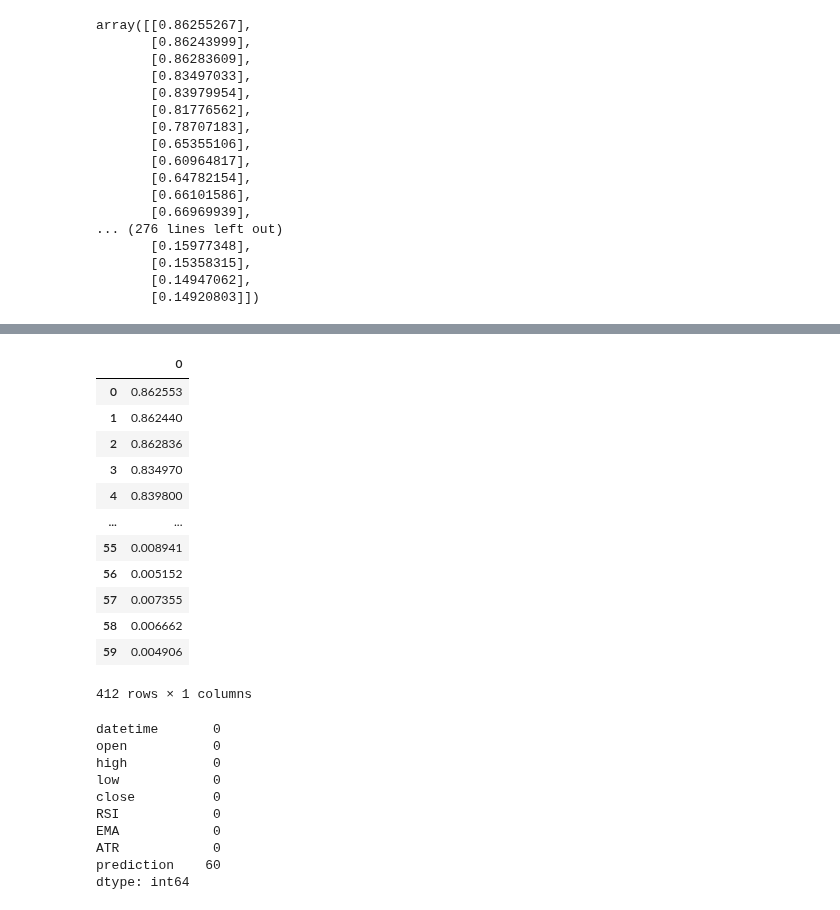
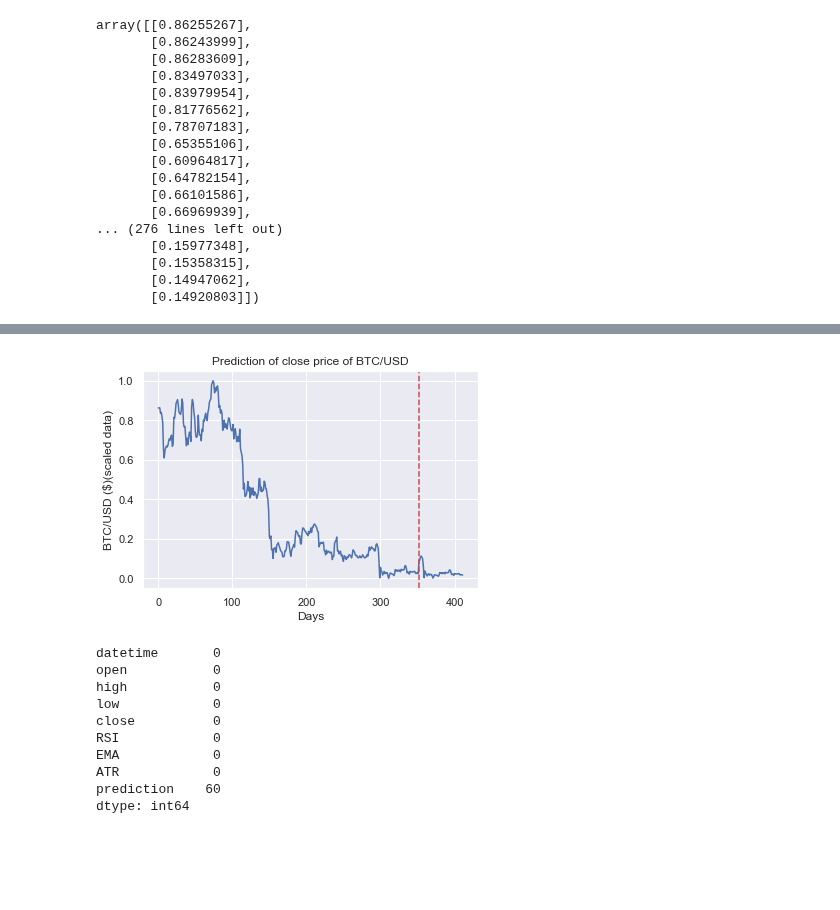
Before and after one commit to MohamedKeteb/Crypto_project, a Jupyter notebook: Bitcoin_pred.ipynb, the cells around one changed output, grey strips where cells are left out. Saved outputs shown, nothing was run; the diff lists cells and outputs as text; code cells hidden in the pictures; blank space fills up the shorter version.

```diff
--- a/Bitcoin_pred.ipynb
+++ b/Bitcoin_pred.ipynb
@@ -221,33 +221,22 @@ visualize_future(scaled_data, ft)
-# %%
-resultat = pd.concat([scaled_data['close'], pd.DataFrame(ft)], axis=0)
-resultat
-# %% [output]
-|  | 0 |
-| 0 | 0.862553 |
-| 1 | 0.862440 |
-| 2 | 0.862836 |
-| 3 | 0.834970 |
-| 4 | 0.839800 |
-| ... | ... |
-| 55 | 0.008941 |
-| 56 | 0.005152 |
-| 57 | 0.007355 |
-| 58 | 0.006662 |
-| 59 | 0.004906 |
-412 rows × 1 columns
 # %%
-
 def visualize_future(scaled_data, future, zoom = None):
 
     plt.xlabel('Days')
     plt.ylabel('BTC/USD ($)(scaled data)')
-    resultat = pd.concat([scaled_data['close'], future], axis=0)
-    plt.plot(resultat)
-    plt.legend(['Real Price', 'Prediction'])
+    arr1 = np.array(scaled_data['close']).reshape(-1, 1)
+    arr2 = np.array(future).reshape(-1, 1)
+    ct = np.concatenate((arr1, arr2))
+    plt.plot(ct)
     if zoom is not None :
         plt.xlim(zoom[0], zoom[1])
-    plt.title('Prediction of close price of BTC/USD for the Last Month by Linear Regression')
+    plt.axvline(x = arr1.shape[0], color = 'r', linestyle = '--', label = 'Prediction')
+    plt.title('Prediction of close price of BTC/USD')
+
     plt.show
+
+visualize_future(scaled_data, ft)
+# %% [output]
+[figure, added]
 # %%
 scaled_data.isna().sum()
 # %% [output]
```
Also changed, not shown: parts of 1 cell of this notebook, 1 other file.
